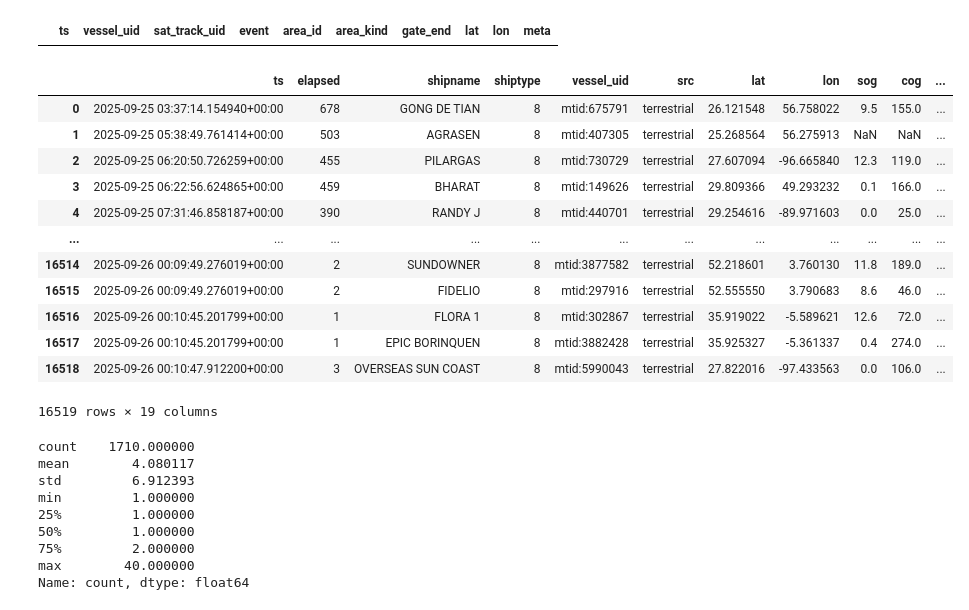
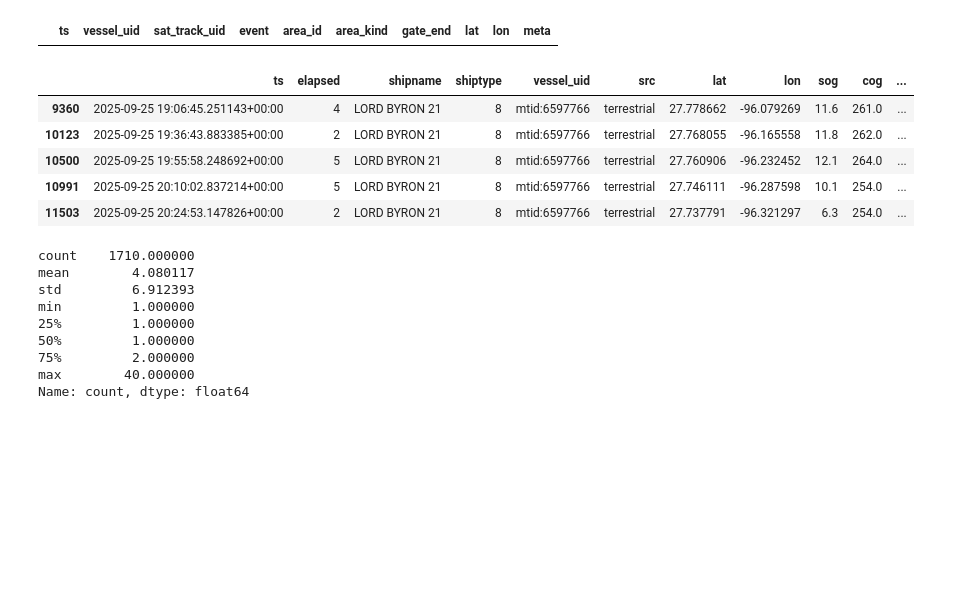
Before and after one commit to amitchell-thomson/ais-tracker, a Jupyter notebook: modeling/notebooks/testing.ipynb, the cells around one changed output. Cells and saved outputs as stored; diff of their text form; code cells hidden in the pictures; blank space fills up the shorter version.

```diff
--- a/modeling/notebooks/testing.ipynb
+++ b/modeling/notebooks/testing.ipynb
@@ -18,27 +18,20 @@ df_event
 # %%
 ais_fix_sql = """
     SELECT ts, elapsed, shipname, shiptype, vessel_uid, src, lat, lon, sog, cog, heading, area_id_core,
        in_core, area_id_approach, in_approach, lane_id, in_lane,
        gate_id, gate_end
     FROM public.ais_fix
     ORDER BY ts
 """
 df_fixes = pd.read_sql(ais_fix_sql, engine)
-df_fixes
+df_fixes[df_fixes["shipname"] == 'LORD BYRON 21']
 # %% [output]
 |  | ts | elapsed | shipname | shiptype | vessel_uid | src | lat | lon | sog | cog | ... |
-| 0 | 2025-09-25 03:37:14.154940+00:00 | 678 | GONG DE TIAN | 8 | mtid:675791 | terrestrial | 26.121548 | 56.758022 | 9.5 | 155.0 | ... |
-| 1 | 2025-09-25 05:38:49.761414+00:00 | 503 | AGRASEN | 8 | mtid:407305 | terrestrial | 25.268564 | 56.275913 | NaN | NaN | ... |
-| 2 | 2025-09-25 06:20:50.726259+00:00 | 455 | PILARGAS | 8 | mtid:730729 | terrestrial | 27.607094 | -96.665840 | 12.3 | 119.0 | ... |
-| 3 | 2025-09-25 06:22:56.624865+00:00 | 459 | BHARAT | 8 | mtid:149626 | terrestrial | 29.809366 | 49.293232 | 0.1 | 166.0 | ... |
-| 4 | 2025-09-25 07:31:46.858187+00:00 | 390 | RANDY J | 8 | mtid:440701 | terrestrial | 29.254616 | -89.971603 | 0.0 | 25.0 | ... |
-| ... | ... | ... | ... | ... | ... | ... | ... | ... | ... | ... | ... |
-| 16514 | 2025-09-26 00:09:49.276019+00:00 | 2 | SUNDOWNER | 8 | mtid:3877582 | terrestrial | 52.218601 | 3.760130 | 11.8 | 189.0 | ... |
-| 16515 | 2025-09-26 00:09:49.276019+00:00 | 2 | FIDELIO | 8 | mtid:297916 | terrestrial | 52.555550 | 3.790683 | 8.6 | 46.0 | ... |
-| 16516 | 2025-09-26 00:10:45.201799+00:00 | 1 | FLORA 1 | 8 | mtid:302867 | terrestrial | 35.919022 | -5.589621 | 12.6 | 72.0 | ... |
-| 16517 | 2025-09-26 00:10:45.201799+00:00 | 1 | EPIC BORINQUEN | 8 | mtid:3882428 | terrestrial | 35.925327 | -5.361337 | 0.4 | 274.0 | ... |
-| 16518 | 2025-09-26 00:10:47.912200+00:00 | 3 | OVERSEAS SUN COAST | 8 | mtid:5990043 | terrestrial | 27.822016 | -97.433563 | 0.0 | 106.0 | ... |
+| 9360 | 2025-09-25 19:06:45.251143+00:00 | 4 | LORD BYRON 21 | 8 | mtid:6597766 | terrestrial | 27.778662 | -96.079269 | 11.6 | 261.0 | ... |
+| 10123 | 2025-09-25 19:36:43.883385+00:00 | 2 | LORD BYRON 21 | 8 | mtid:6597766 | terrestrial | 27.768055 | -96.165558 | 11.8 | 262.0 | ... |
+| 10500 | 2025-09-25 19:55:58.248692+00:00 | 5 | LORD BYRON 21 | 8 | mtid:6597766 | terrestrial | 27.760906 | -96.232452 | 12.1 | 264.0 | ... |
+| 10991 | 2025-09-25 20:10:02.837214+00:00 | 5 | LORD BYRON 21 | 8 | mtid:6597766 | terrestrial | 27.746111 | -96.287598 | 10.1 | 254.0 | ... |
+| 11503 | 2025-09-25 20:24:53.147826+00:00 | 2 | LORD BYRON 21 | 8 | mtid:6597766 | terrestrial | 27.737791 | -96.321297 | 6.3 | 254.0 | ... |
-16519 rows × 19 columns
 # %%
 df_ship_counts = df_fixes["vessel_uid"].value_counts()
 df_ship_counts.describe()
```
Also changed, not shown: 3 other files.
